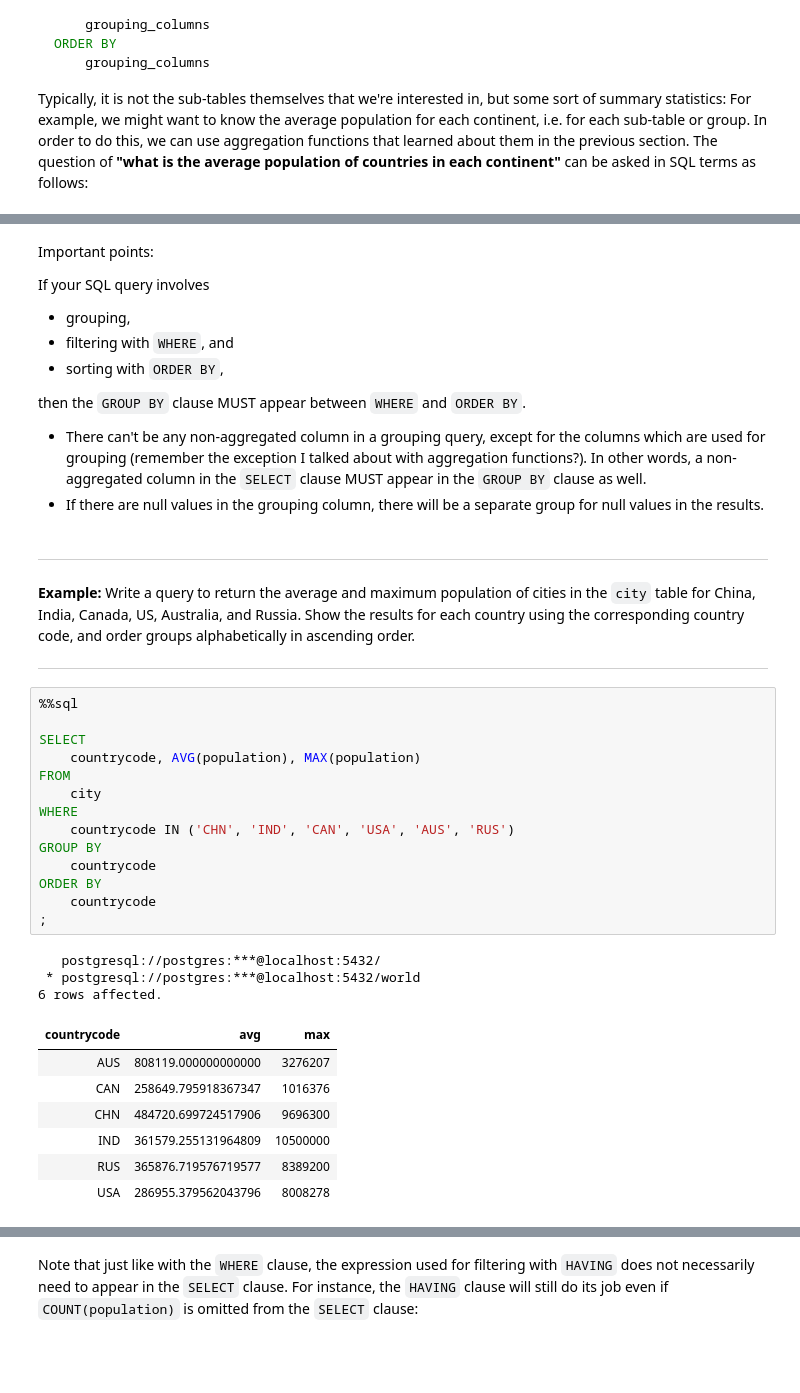
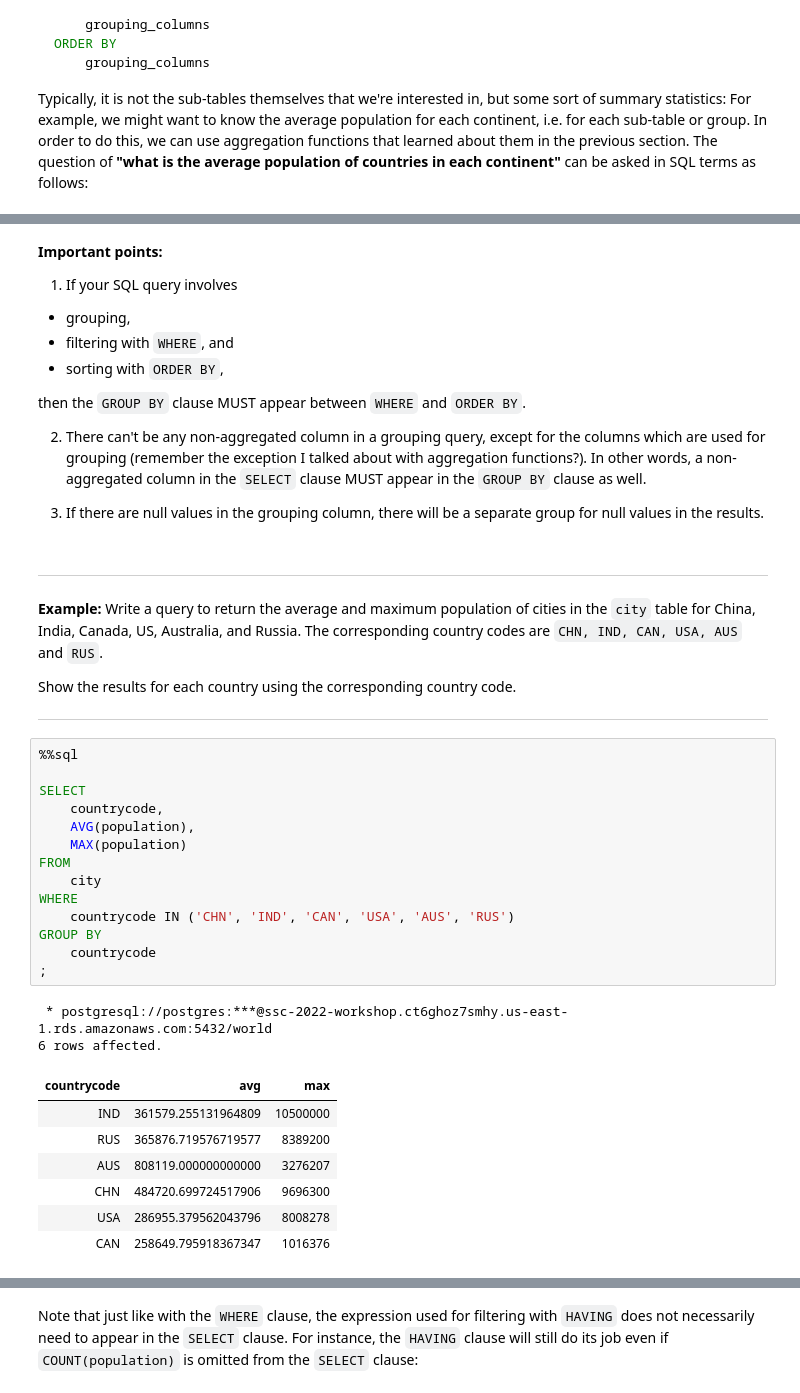
Before and after one commit to Lourenzutti/ssc-workshop-database-2022, a Jupyter notebook: intro-to-sql-part2.ipynb, the cells around one changed output, grey strips where cells are left out. Saved outputs shown, nothing was run; the diff lists cells and outputs as text; blank space fills up the shorter version.

```diff
--- a/intro-to-sql-part2.ipynb
+++ b/intro-to-sql-part2.ipynb
@@ -148,48 +149,50 @@ GROUP BY
 | Africa | 13525431.034482758621 |
 | Europe | 15871186.956521739130 |
 # %% [markdown]
-Important points:
+**Important points:**
 
-If your SQL query involves
+1. If your SQL query involves
   - grouping,
   - filtering with `WHERE`, and
   - sorting with `ORDER BY`,
 
 then the `GROUP BY` clause MUST appear between `WHERE` and `ORDER BY`.
 
-- There can't be any non-aggregated column in a grouping query, except for the columns which are used for grouping (remember the exception I talked about with aggregation functions?). In other words, a non-aggregated column in the `SELECT` clause MUST appear in the `GROUP BY` clause as well.
-- If there are null values in the grouping column, there will be a separate group for null values in the results.
+2. There can't be any non-aggregated column in a grouping query, except for the columns which are used for grouping (remember the exception I talked about with aggregation functions?). In other words, a non-aggregated column in the `SELECT` clause MUST appear in the `GROUP BY` clause as well.
+
+3. If there are null values in the grouping column, there will be a separate group for null values in the results.
 # %% [markdown]
 ---
 
-**Example:** Write a query to return the average and maximum population of cities in the `city` table for China, India, Canada, US, Australia, and Russia. Show the results for each country using the corresponding country code, and order groups alphabetically in ascending order.
+**Example:** Write a query to return the average and maximum population of cities in the `city` table for China, India, Canada, US, Australia, and Russia. The corresponding country codes are `CHN, IND, CAN, USA, AUS` and `RUS`.
+
+Show the results for each country using the corresponding country code.
 
 ---
 # %%
 %%sql
 
 SELECT
-    countrycode, AVG(population), MAX(population)
+    countrycode,
+    AVG(population),
+    MAX(population)
 FROM
     city
 WHERE
     countrycode IN ('CHN', 'IND', 'CAN', 'USA', 'AUS', 'RUS')
 GROUP BY
     countrycode
-ORDER BY
-    countrycode
 ;
 # %% [output]
-   postgresql://postgres:***@localhost:5432/
- * postgresql://postgres:***@localhost:5432/world
+ * postgresql://postgres:***@ssc-2022-workshop.ct6ghoz7smhy.us-east-1.rds.amazonaws.com:5432/world
 6 rows affected.
 | countrycode | avg | max |
-| AUS | 808119.000000000000 | 3276207 |
-| CAN | 258649.795918367347 | 1016376 |
-| CHN | 484720.699724517906 | 9696300 |
 | IND | 361579.255131964809 | 10500000 |
 | RUS | 365876.719576719577 | 8389200 |
+| AUS | 808119.000000000000 | 3276207 |
+| CHN | 484720.699724517906 | 9696300 |
 | USA | 286955.379562043796 | 8008278 |
+| CAN | 258649.795918367347 | 1016376 |
 # %% [markdown]
 ### Filtering revisited: the `HAVING` clause
 
```
Also changed, not shown: parts of 42 cells of this notebook, 26 other files.
